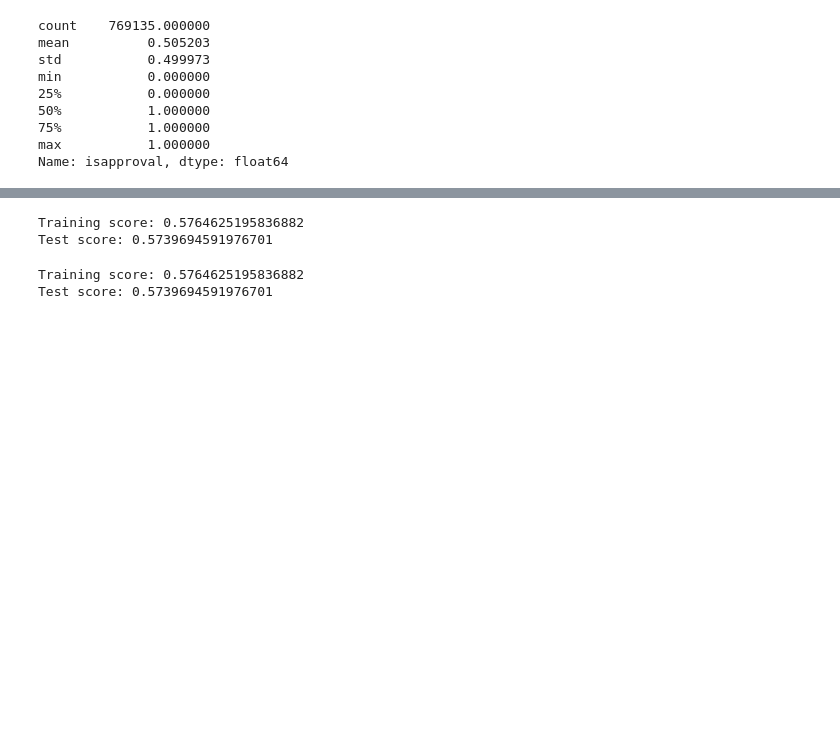
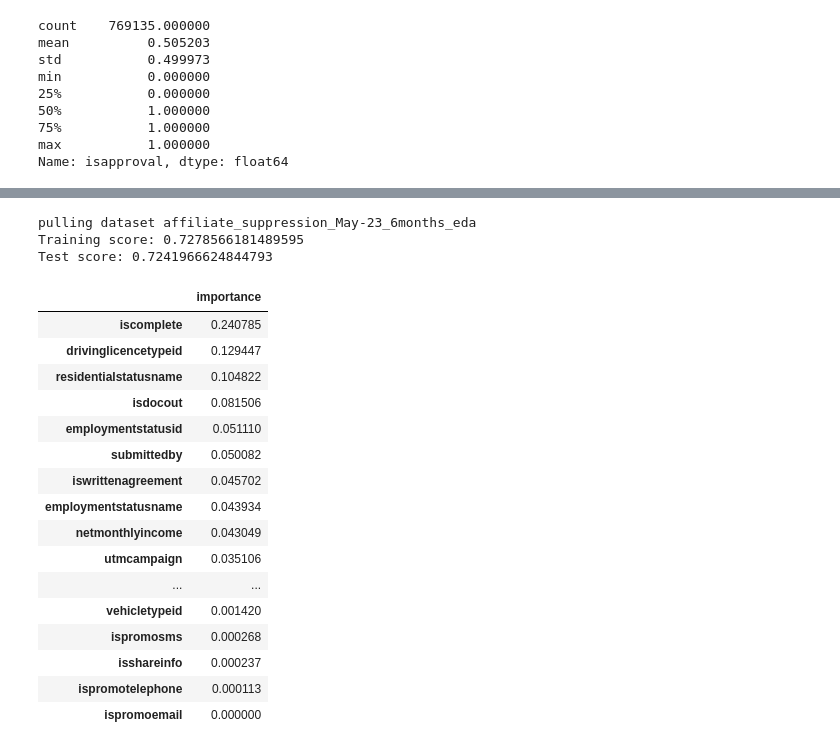
Before and after one commit to Colin-H-CF247/affiliate_supression_temp, a Jupyter notebook: development/affiliate_supression_V2/Colin/EDA.ipynb, the cells around one changed output, grey strips where cells are left out. Cells and saved outputs as stored; diff of their text form; code cells hidden in the pictures; blank space fills up the shorter version.

Commit message:
Xgboost modelling

```diff
--- a/development/affiliate_supression_V2/Colin/EDA.ipynb
+++ b/development/affiliate_supression_V2/Colin/EDA.ipynb
@@ -308,49 +355,48 @@ Name: isapproval, dtype: float64
 # %%
-#create a logistic regression model to predict acceptance rate using only monthly income buckets. convert categorical X variables to dummy variables
-from sklearn.linear_model import LogisticRegression
+#create me a very unregularlised xgboost model to predict acceptance rate using all of the available columns
 from sklearn.model_selection import train_test_split
+from sklearn.metrics import accuracy_score
+from xgboost import XGBClassifier
 
-# Create X and y
-
-X = pd.get_dummies(affiliate_leads["net_monthly_income_buckets"])
-y = affiliate_leads["isapproval"]
-
+X = transformed_df#
+y_df = dataset_manager.load_datasets("affiliate_suppression_May-23_6months_eda")
+y = y_df["affiliate_suppression_May-23_6months_eda"]["IsApproval"].map({True: 1, False: 0}).fillna(0).astype(int)
 
 # Split data into training and test sets
+
 X_train, X_test, y_train, y_test = train_test_split(X, y, test_size=0.2, random_state= 42)
 
 # Create and fit model
-model = LogisticRegression()
+
+model = XGBClassifier(tree_method="gpu_hist", learning_rate=0.01, n_estimators=1000, max_depth=4, subsample=0.6, colsample_bytree=0.6, reg_alpha=1, reg_lambda=1, n_jobs=-1, enable_categorical = True)
 model.fit(X_train, y_train)
 
 # Evaluate model
 print("Training score:", model.score(X_train, y_train))
 print("Test score:", model.score(X_test, y_test))
 # %% [output]
-Training score: 0.5764625195836882
-Test score: 0.5739694591976701
+pulling dataset affiliate_suppression_May-23_6months_eda
+Training score: 0.7278566181489595
+Test score: 0.7241966624844793
-# %%
-#create an heavily regularlised xgboost model to predict acceptance rate using only monthly income buckets
-from sklearn.model_selection import train_test_split
-from sklearn.metrics import accuracy_score
-from xgboost import XGBClassifier
-
-# Create X and y
-X = pd.get_dummies(affiliate_leads["net_monthly_income_buckets"])
-y = affiliate_leads["isapproval"]
-
-# Split data into training and test sets
-
-X_train, X_test, y_train, y_test = train_test_split(X, y, test_size=0.2, random_state= 42)
-
-# Create and fit model
-
-model = XGBClassifier(learning_rate=0.01, n_estimators=1000, max_depth=4, subsample=0.9, colsample_bytree=0.9, reg_alpha=0.1, reg_lambda=0.1, n_jobs=-1)
-model.fit(X_train, y_train)
-
-# Evaluate model
-print("Training score:", model.score(X_train, y_train))
-print("Test score:", model.score(X_test, y_test))
-# %% [output]
-Training score: 0.5764625195836882
-Test score: 0.5739694591976701
+# %%
+feature_importance = pd.DataFrame(model.feature_importances_, index=X_train.columns, columns=["importance"]).sort_values("importance", ascending=False)
+# %%
+feature_importance
+# %% [output]
+|  | importance |
+| iscomplete | 0.240785 |
+| drivinglicencetypeid | 0.129447 |
+| residentialstatusname | 0.104822 |
+| isdocout | 0.081506 |
+| employmentstatusid | 0.051110 |
+| submittedby | 0.050082 |
+| iswrittenagreement | 0.045702 |
+| employmentstatusname | 0.043934 |
+| netmonthlyincome | 0.043049 |
+| utmcampaign | 0.035106 |
+| ... | ... |
+| vehicletypeid | 0.001420 |
+| ispromosms | 0.000268 |
+| isshareinfo | 0.000237 |
+| ispromotelephone | 0.000113 |
+| ispromoemail | 0.000000 |
```
Also changed, not shown: parts of 24 cells of this notebook.
